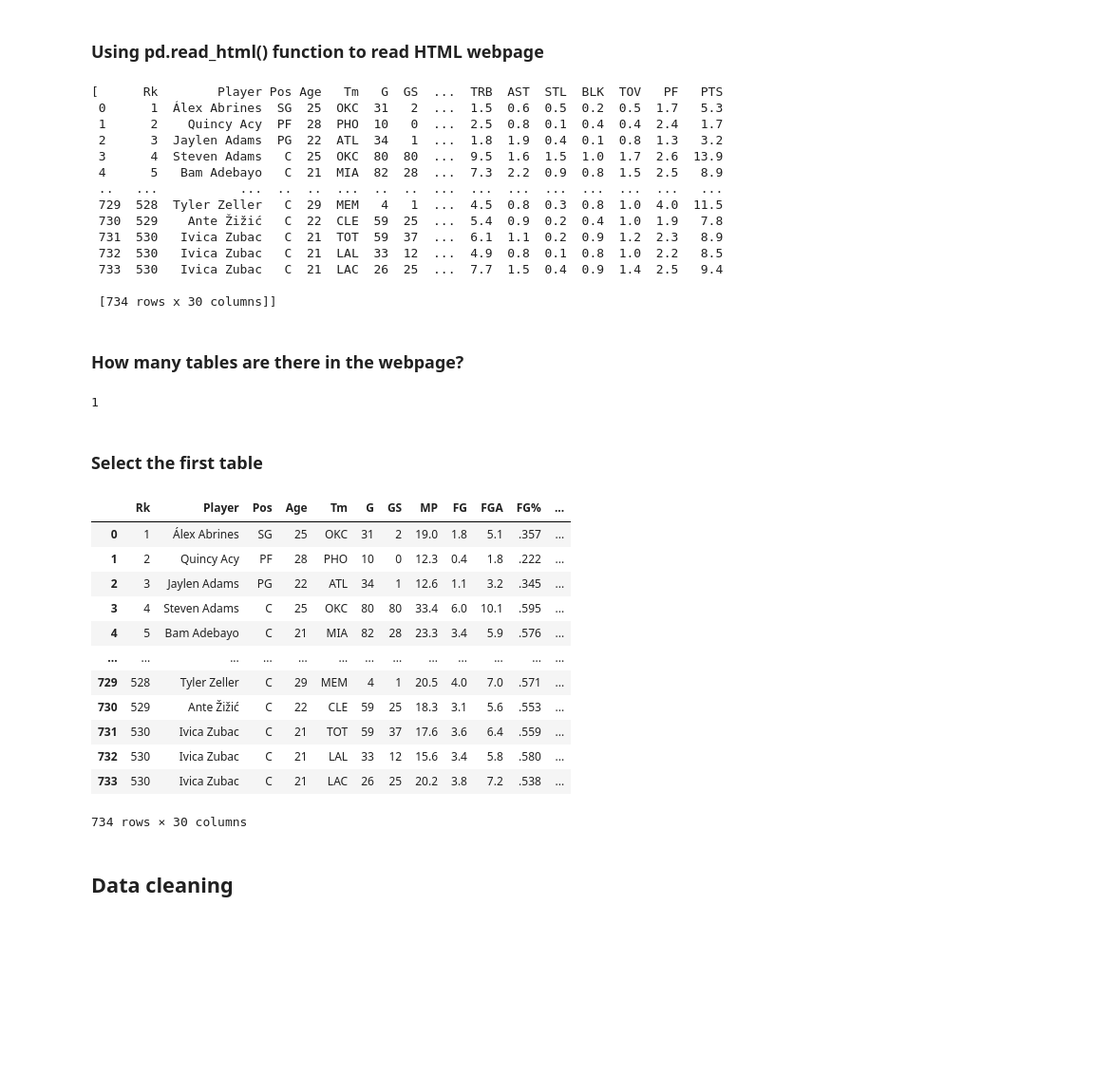
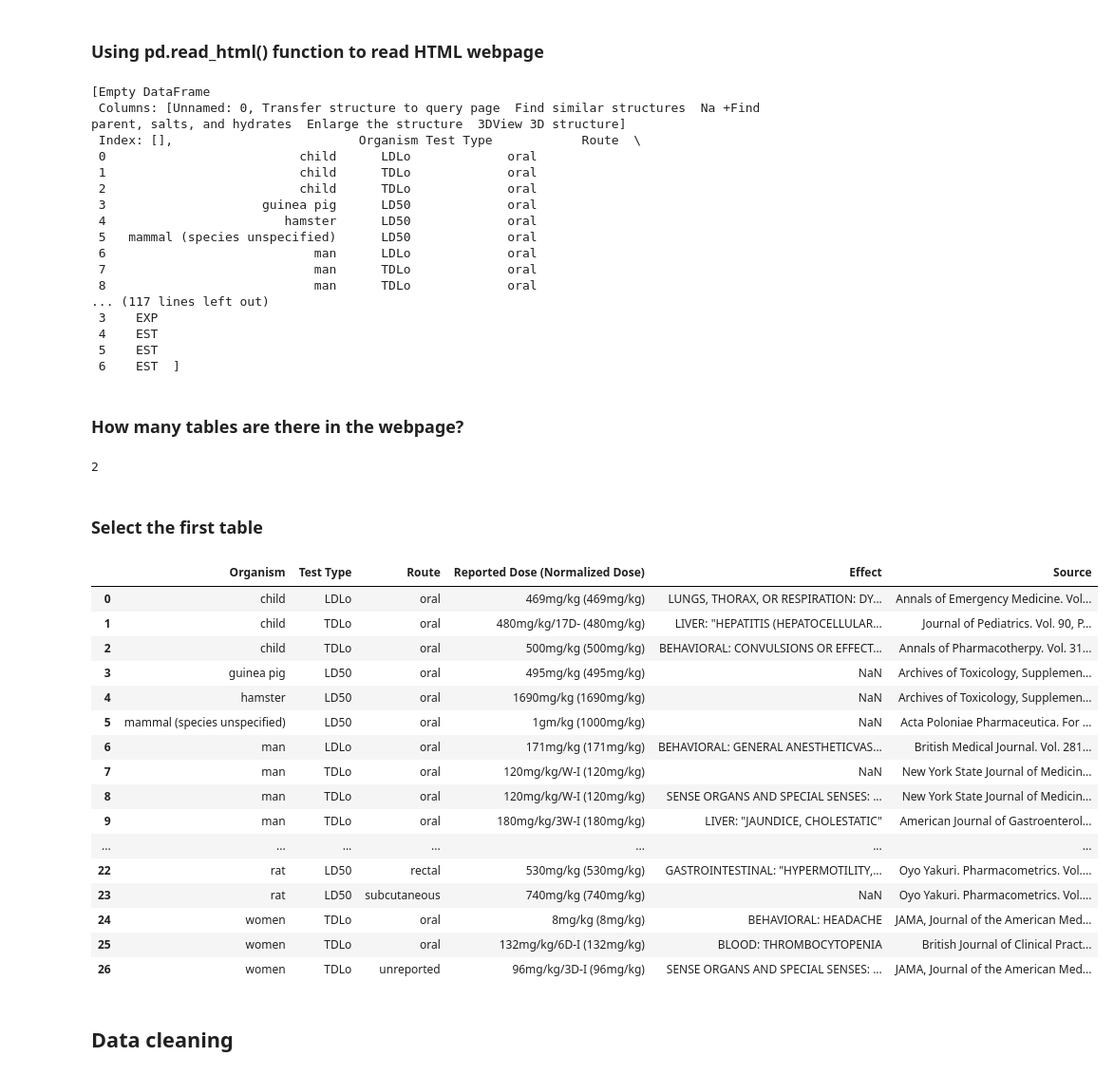
Before and after one commit to Barboss4/Barboss4, a Jupyter notebook: python/pandas_read_html_for_webscraping.ipynb, the cells around one changed output. Shown at 95% size. Cells and saved outputs as stored; diff of their text form; code cells hidden in the pictures; blank space fills up the shorter version.

```diff
--- a/python/pandas_read_html_for_webscraping.ipynb
+++ b/python/pandas_read_html_for_webscraping.ipynb
@@ -44,3 +42,5 @@ url = 'https://www.basketball-reference.com/leagues/NBA_2019_per_game.html'
+# %%
+url = 'https://chem.nlm.nih.gov/chemidplus/sid/0015687271'
 # %% [markdown]
 ## **Read HTML webpage into pandas**
 # %%
@@ -51,44 +51,51 @@ import pandas as pd
 df = pd.read_html(url, header = 0)
 df
 # %% [output]
-[      Rk        Player Pos Age   Tm   G  GS  ...  TRB  AST  STL  BLK  TOV   PF   PTS
- 0      1  Álex Abrines  SG  25  OKC  31   2  ...  1.5  0.6  0.5  0.2  0.5  1.7   5.3
- 1      2    Quincy Acy  PF  28  PHO  10   0  ...  2.5  0.8  0.1  0.4  0.4  2.4   1.7
- 2      3  Jaylen Adams  PG  22  ATL  34   1  ...  1.8  1.9  0.4  0.1  0.8  1.3   3.2
- 3      4  Steven Adams   C  25  OKC  80  80  ...  9.5  1.6  1.5  1.0  1.7  2.6  13.9
- 4      5   Bam Adebayo   C  21  MIA  82  28  ...  7.3  2.2  0.9  0.8  1.5  2.5   8.9
- ..   ...           ...  ..  ..  ...  ..  ..  ...  ...  ...  ...  ...  ...  ...   ...
- 729  528  Tyler Zeller   C  29  MEM   4   1  ...  4.5  0.8  0.3  0.8  1.0  4.0  11.5
- 730  529    Ante Žižić   C  22  CLE  59  25  ...  5.4  0.9  0.2  0.4  1.0  1.9   7.8
- 731  530   Ivica Zubac   C  21  TOT  59  37  ...  6.1  1.1  0.2  0.9  1.2  2.3   8.9
- 732  530   Ivica Zubac   C  21  LAL  33  12  ...  4.9  0.8  0.1  0.8  1.0  2.2   8.5
- 733  530   Ivica Zubac   C  21  LAC  26  25  ...  7.7  1.5  0.4  0.9  1.4  2.5   9.4
-
- [734 rows x 30 columns]]
+[Empty DataFrame
+ Columns: [Unnamed: 0, Transfer structure to query page  Find similar structures  Na +Find parent, salts, and hydrates  Enlarge the structure  3DView 3D structure]
+ Index: [],                         Organism Test Type            Route  \
+ 0                          child      LDLo             oral
+ 1                          child      TDLo             oral
+ 2                          child      TDLo             oral
+ 3                     guinea pig      LD50             oral
+ 4                        hamster      LD50             oral
+ 5   mammal (species unspecified)      LD50             oral
+ 6                            man      LDLo             oral
+ 7                            man      TDLo             oral
+ 8                            man      TDLo             oral
+... (117 lines left out)
+ 3    EXP
+ 4    EST
+ 5    EST
+ 6    EST  ]
 # %% [markdown]
 ### How many tables are there in the webpage?
 # %%
 len(df)
 # %% [output]
-1
+2
 # %% [markdown]
 ### Select the first table
 # %%
-df[0]
+df[1]
 # %% [output]
-|  | Rk | Player | Pos | Age | Tm | G | GS | MP | FG | FGA | FG% | ... |
-| 0 | 1 | Álex Abrines | SG | 25 | OKC | 31 | 2 | 19.0 | 1.8 | 5.1 | .357 | ... |
-| 1 | 2 | Quincy Acy | PF | 28 | PHO | 10 | 0 | 12.3 | 0.4 | 1.8 | .222 | ... |
-| 2 | 3 | Jaylen Adams | PG | 22 | ATL | 34 | 1 | 12.6 | 1.1 | 3.2 | .345 | ... |
-| 3 | 4 | Steven Adams | C | 25 | OKC | 80 | 80 | 33.4 | 6.0 | 10.1 | .595 | ... |
-| 4 | 5 | Bam Adebayo | C | 21 | MIA | 82 | 28 | 23.3 | 3.4 | 5.9 | .576 | ... |
-| ... | ... | ... | ... | ... | ... | ... | ... | ... | ... | ... | ... | ... |
-| 729 | 528 | Tyler Zeller | C | 29 | MEM | 4 | 1 | 20.5 | 4.0 | 7.0 | .571 | ... |
-| 730 | 529 | Ante Žižić | C | 22 | CLE | 59 | 25 | 18.3 | 3.1 | 5.6 | .553 | ... |
-| 731 | 530 | Ivica Zubac | C | 21 | TOT | 59 | 37 | 17.6 | 3.6 | 6.4 | .559 | ... |
-| 732 | 530 | Ivica Zubac | C | 21 | LAL | 33 | 12 | 15.6 | 3.4 | 5.8 | .580 | ... |
-| 733 | 530 | Ivica Zubac | C | 21 | LAC | 26 | 25 | 20.2 | 3.8 | 7.2 | .538 | ... |
+|  | Organism | Test Type | Route | Reported Dose (Normalized Dose) | Effect | Source |
+| 0 | child | LDLo | oral | 469mg/kg (469mg/kg) | LUNGS, THORAX, OR RESPIRATION: DY... | Annals of Emergency Medicine. Vol... |
+| 1 | child | TDLo | oral | 480mg/kg/17D- (480mg/kg) | LIVER: "HEPATITIS (HEPATOCELLULAR... | Journal of Pediatrics. Vol. 90, P... |
+| 2 | child | TDLo | oral | 500mg/kg (500mg/kg) | BEHAVIORAL: CONVULSIONS OR EFFECT... | Annals of Pharmacotherpy. Vol. 31... |
+| 3 | guinea pig | LD50 | oral | 495mg/kg (495mg/kg) | NaN | Archives of Toxicology, Supplemen... |
+| 4 | hamster | LD50 | oral | 1690mg/kg (1690mg/kg) | NaN | Archives of Toxicology, Supplemen... |
+| 5 | mammal (species unspecified) | LD50 | oral | 1gm/kg (1000mg/kg) | NaN | Acta Poloniae Pharmaceutica. For ... |
+| 6 | man | LDLo | oral | 171mg/kg (171mg/kg) | BEHAVIORAL: GENERAL ANESTHETICVAS... | British Medical Journal. Vol. 281... |
+| 7 | man | TDLo | oral | 120mg/kg/W-I (120mg/kg) | NaN | New York State Journal of Medicin... |
+| 8 | man | TDLo | oral | 120mg/kg/W-I (120mg/kg) | SENSE ORGANS AND SPECIAL SENSES: ... | New York State Journal of Medicin... |
+| 9 | man | TDLo | oral | 180mg/kg/3W-I (180mg/kg) | LIVER: "JAUNDICE, CHOLESTATIC" | American Journal of Gastroenterol... |
+| ... | ... | ... | ... | ... | ... | ... |
+| 22 | rat | LD50 | rectal | 530mg/kg (530mg/kg) | GASTROINTESTINAL: "HYPERMOTILITY,... | Oyo Yakuri. Pharmacometrics. Vol.... |
+| 23 | rat | LD50 | subcutaneous | 740mg/kg (740mg/kg) | NaN | Oyo Yakuri. Pharmacometrics. Vol.... |
+| 24 | women | TDLo | oral | 8mg/kg (8mg/kg) | BEHAVIORAL: HEADACHE | JAMA, Journal of the American Med... |
+| 25 | women | TDLo | oral | 132mg/kg/6D-I (132mg/kg) | BLOOD: THROMBOCYTOPENIA | British Journal of Clinical Pract... |
+| 26 | women | TDLo | unreported | 96mg/kg/3D-I (96mg/kg) | SENSE ORGANS AND SPECIAL SENSES: ... | JAMA, Journal of the American Med... |
-734 rows × 30 columns
 # %%
 df2019 = df[0]
 # %% [markdown]
```
Also changed, not shown: parts of 13 cells of this notebook.
